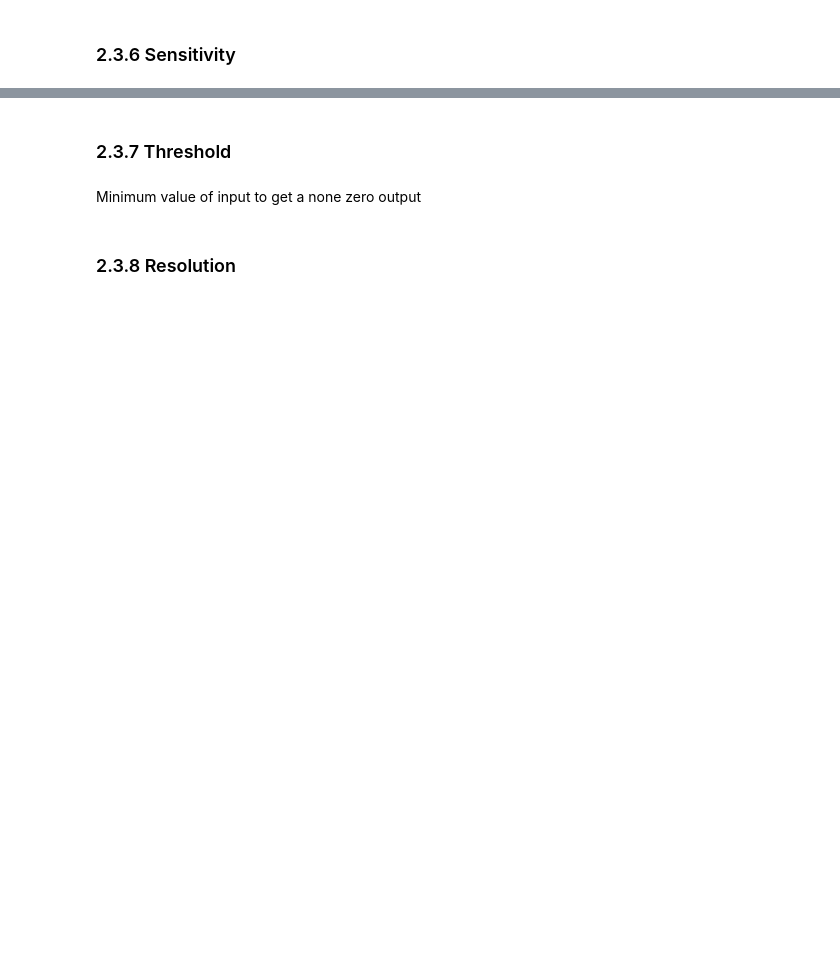
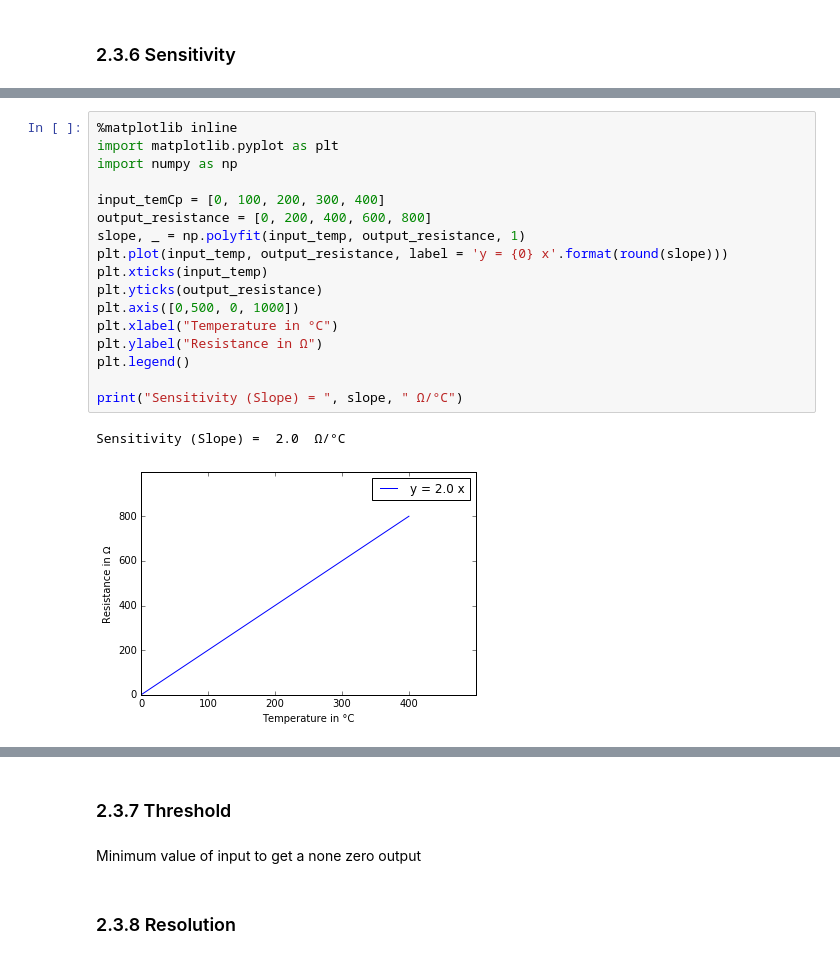
Before and after one commit to EslamAdel/Measurements-Notebooks, a Jupyter notebook: CH2 Instrument Types and Performance Characteristics (2.1-2.3).ipynb, the cells around one changed output, grey strips where cells are left out. Cells and saved outputs as stored; diff of their text form; blank space fills up the shorter version.

```diff
--- a/CH2 Instrument Types and Performance Characteristics (2.1-2.3).ipynb
+++ b/CH2 Instrument Types and Performance Characteristics (2.1-2.3).ipynb
@@ -153 +180,21 @@ Example ??
+# %%
+%matplotlib inline
+import matplotlib.pyplot as plt
+import numpy as np
+
+input_temCp = [0, 100, 200, 300, 400]
+output_resistance = [0, 200, 400, 600, 800]
+slope, _ = np.polyfit(input_temp, output_resistance, 1)
+plt.plot(input_temp, output_resistance, label = 'y = {0} x'.format(round(slope)))
+plt.xticks(input_temp)
+plt.yticks(output_resistance)
+plt.axis([0,500, 0, 1000])
+plt.xlabel("Temperature in °C")
+plt.ylabel("Resistance in Ω")
+plt.legend()
+
+print("Sensitivity (Slope) = ", slope, " Ω/°C")
+# %% [output]
+Sensitivity (Slope) =  2.0  Ω/°C
+[figure, added]
 # %% [markdown]
```
Also changed, not shown: parts of 16 cells of this notebook.
